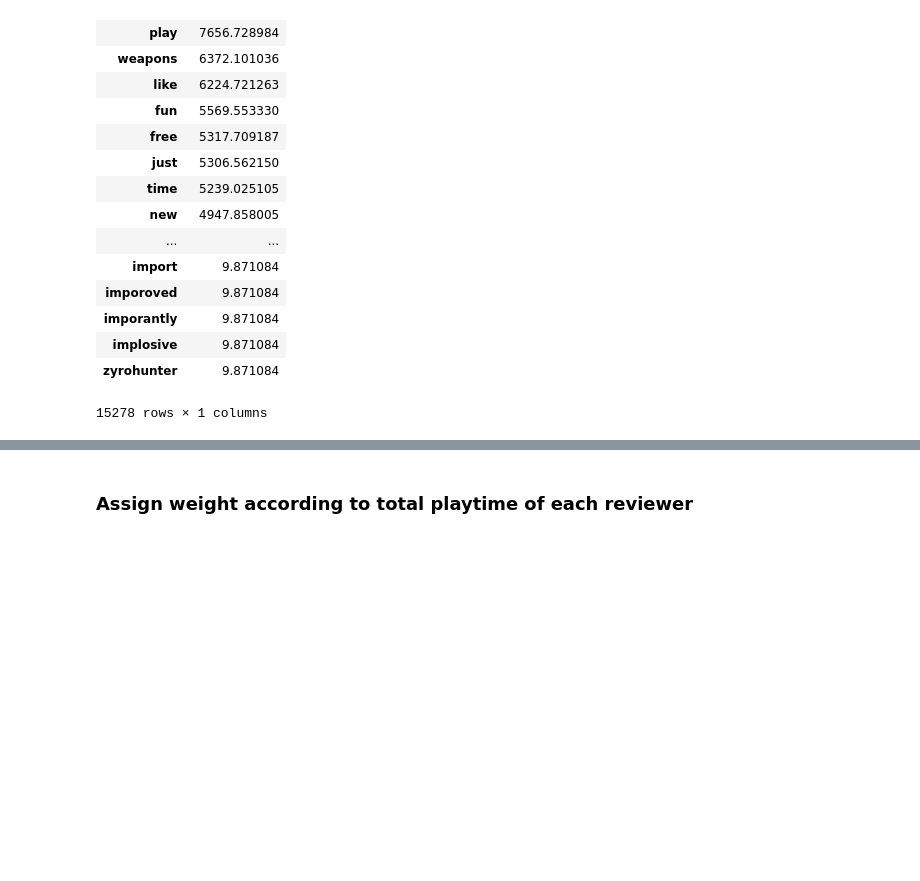
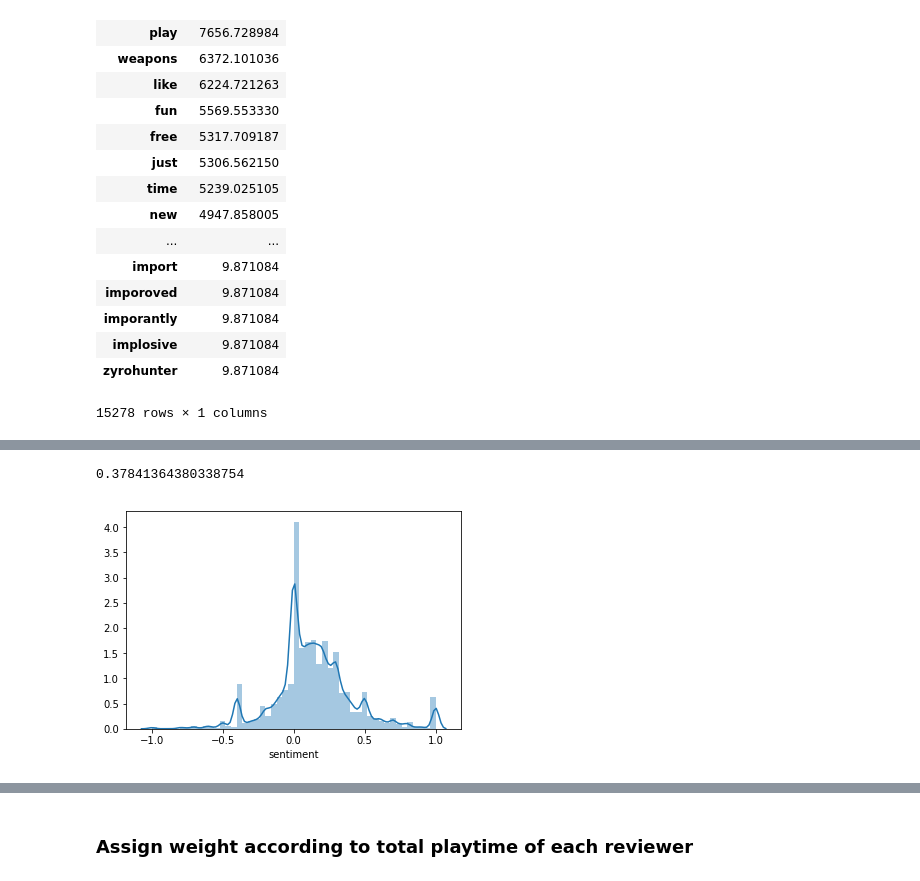
Before and after one commit to shshim906/Capstone1, a Jupyter notebook: game data wrangling.ipynb, the cells around one changed output, grey strips where cells are left out. Saved outputs shown, nothing was run; the diff lists cells and outputs as text; code cells hidden in the pictures; blank space fills up the shorter version.

```diff
--- a/game data wrangling.ipynb
+++ b/game data wrangling.ipynb
@@ -215,0 +428,8 @@ name='warframe'
+# %%
+import seaborn as sns
+import scipy.stats as stats
+sns.distplot(recom['sentiment'])
+print(stats.skew(recom['sentiment']))
+# %% [output]
+0.37841364380338754
+[figure, added]
```
Also changed, not shown: parts of 64 cells of this notebook, 1 other file.
